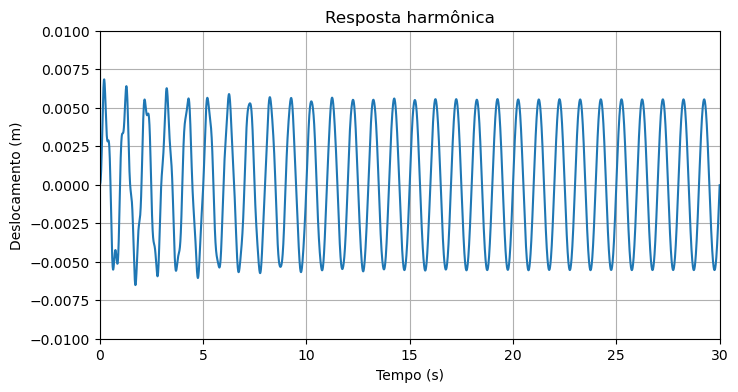
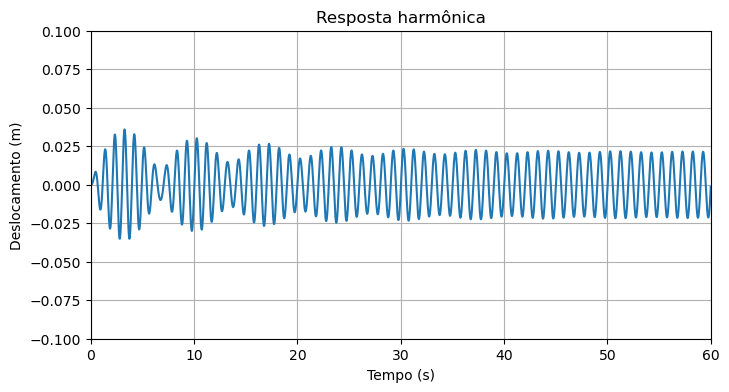
Code edit (unified diff) that turned the first committed figure into the second:
--- before
+++ after
@@ -10,5 +10,5 @@
 plt.ylabel('Deslocamento (m)')
 plt.title('Resposta harmônica')
-plt.axis([0, Td, -0.01, 0.01])
+plt.axis([0, Td, -0.1, 0.1])
 plt.grid()
 plt.show()

Commit: Update Class_16_TestP2g.ipynb